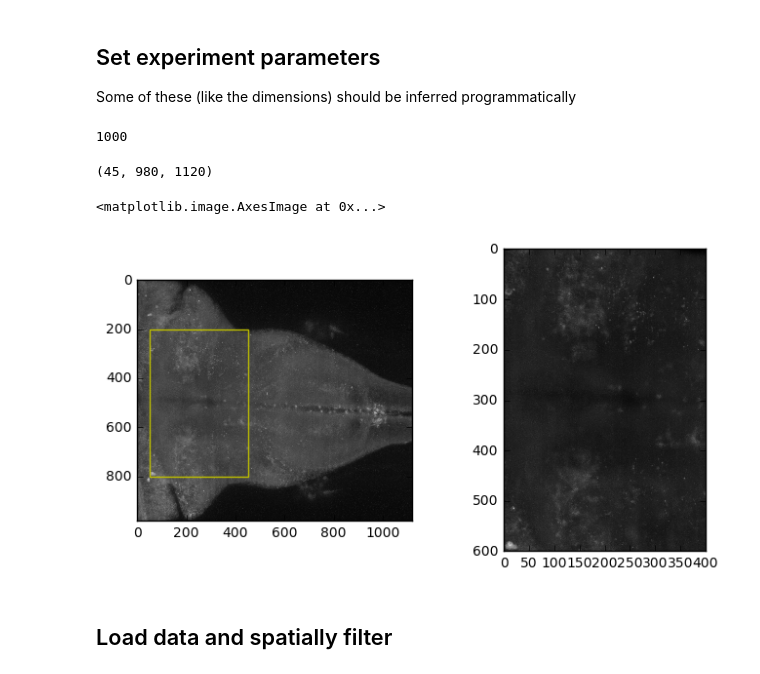
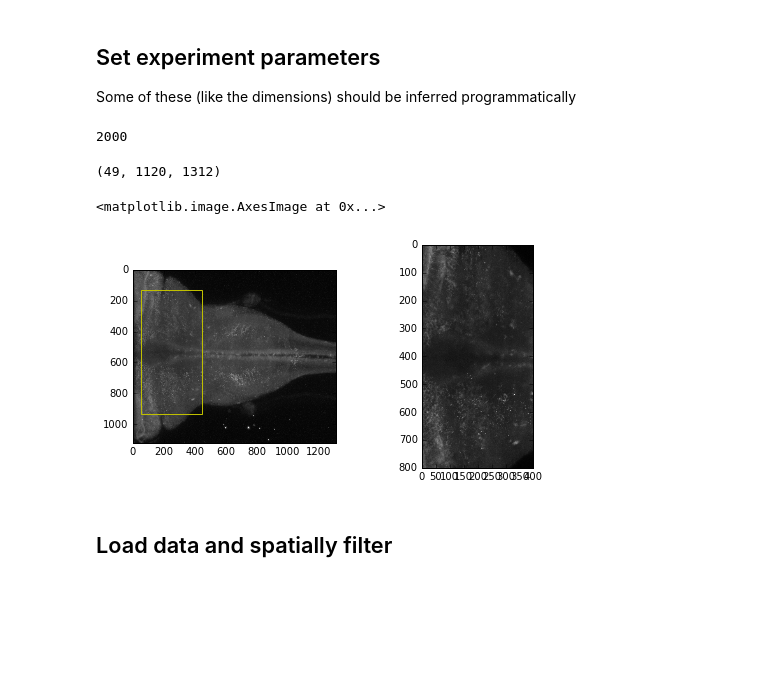
Before and after one commit to d-v-b/simview_notebooks, a Jupyter notebook: hbo-detection.ipynb, the cells around one changed output. Drawn from its saved outputs; the diff is of its cells as text; code cells hidden in the pictures; blank space fills up the shorter version.

```diff
--- a/hbo-detection.ipynb
+++ b/hbo-detection.ipynb
@@ -63,16 +63,15 @@ def upsample_volume(v, roi, ds_yx):
  Some of these (like the dimensions) should be inferred programmatically
 # %%
 # Directory containing raw images
-base_dir = '/groups/ahrens/ahrenslab/FROM_TIER2/Yu/SPIM/chen/CW_17_03_15/L1-561nm-20min_20170315_171611/'
-
+base_dir = '/groups/ahrens/ahrenslab/FROM_TIER2/Yu/SPIM/chen/CW_17_03_22/L1-561nm-4umStepsize_20170322_152737/'
 # Dimensions of each image
-dims = (45, 980, 1120)
+dims = (49, 1120, 1312)
 
 # Sampling rate of the imaging, in Hz
-fs_im = 3
+fs_im = 2
 
 # Range of images to process, e.g. for excluding initial timepoints
-plr_t = slice(1000, 2000)
+plr_t = slice(0, 2000)
 
 # Width of sliding window (in samples) used for dff estimation
 dff_window =  100 * fs_im
@@ -82,26 +81,26 @@ fnames.sort()
 fnames = fnames[plr_t]
 print(len(fnames))
 # %% [output]
-1000
+2000
 # %%
 sample = stack_loader(fnames[-1], dims)
 print(sample.shape)
 # %% [output]
-(45, 980, 1120)
+(49, 1120, 1312)
 # %%
 nr = 1
 nc = 2
 fig, axs = plt.subplots(nrows = nr, ncols=nc, figsize=(4 * nc, 4))
 axs[0].imshow(np.log(sample.max(0)), cmap='gray')
-roi_yx = (slice(200, 800), slice(50, 450))
+roi_yx = (slice(130, 930), slice(50, 450))
 rect = get_rect(roi_yx[::-1])
 rect.set_fill(False)
 rect.set_edgecolor('y')
 axs[0].add_patch(rect)
 axs[1].imshow(sample.max(0)[roi_yx], cmap='gray')
 # %% [output]
 <matplotlib.image.AxesImage at 0x...>
-[figure, old version]
+[figure, new version]
 # %% [markdown]
 ## Load data and spatially filter
 # %%
```
Also changed, not shown: parts of 18 cells of this notebook.
